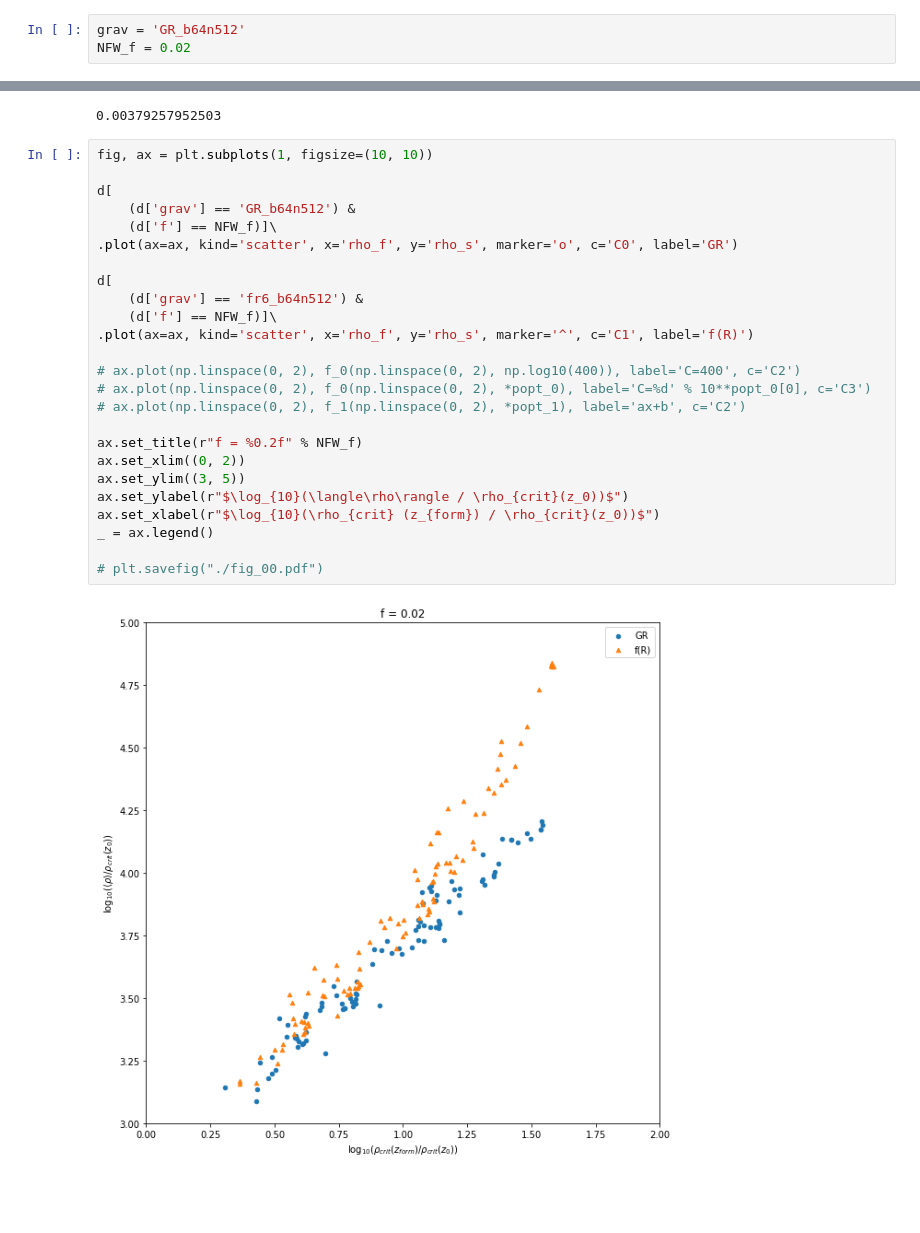
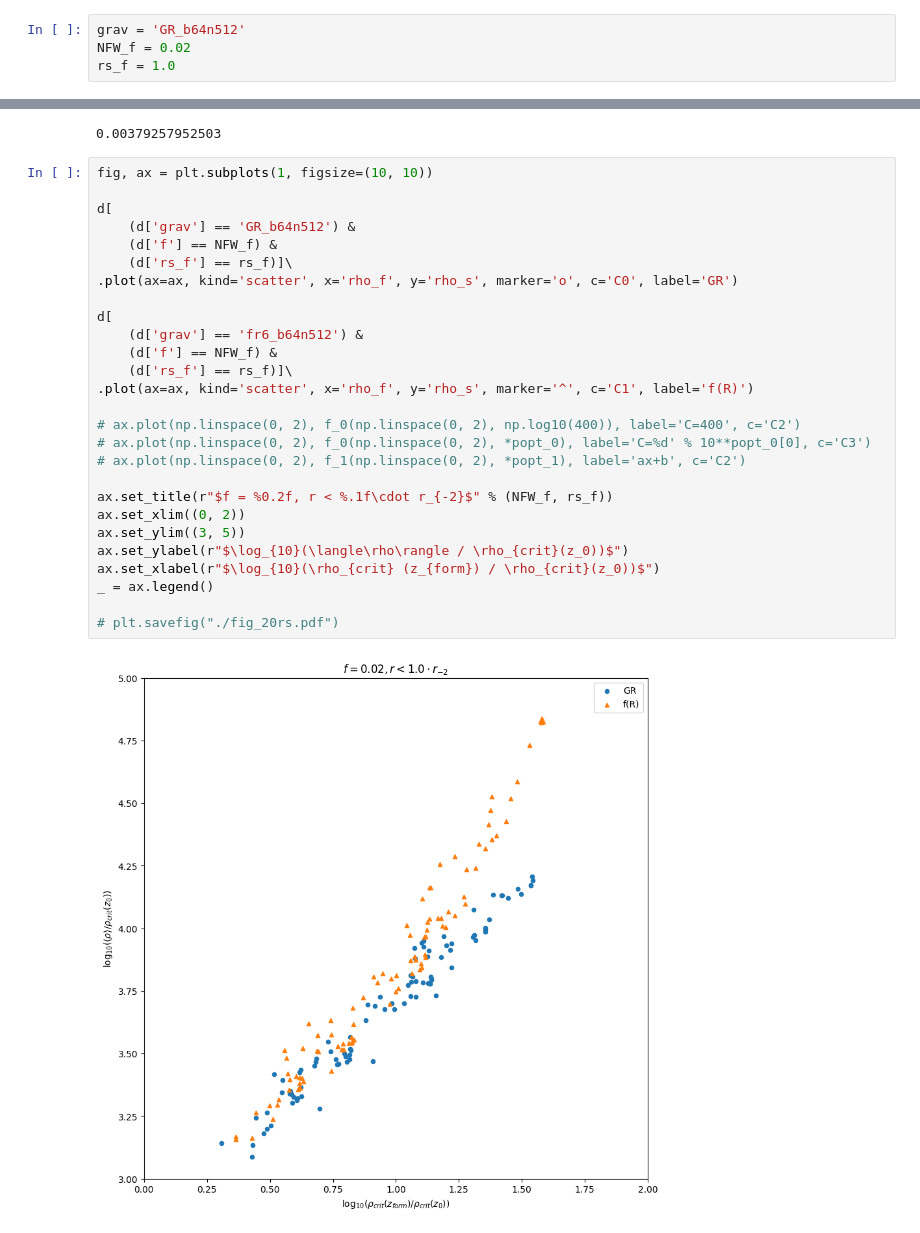
Before and after one commit to oleskiewicz/hbtp, a Jupyter notebook: relation.ipynb, the cells around one changed output, grey strips where cells are left out. Drawn from its saved outputs; the diff is of its cells as text; blank space fills up the shorter version.

```diff
--- a/relation.ipynb
+++ b/relation.ipynb
@@ -10,6 +10,7 @@ import plotnine
 # %%
 grav = 'GR_b64n512'
 NFW_f = 0.02
+rs_f = 1.0
 # %%
 d = pd.read_csv("./output/result.nfw.csv")\
     .dropna()
@@ -50,28 +52,30 @@ print(sum((f_2(x, *popt_2) - y)**2.0) / float(len(y) - len(popt_2)))
 # %%
 fig, ax = plt.subplots(1, figsize=(10, 10))
 
 d[
     (d['grav'] == 'GR_b64n512') &
-    (d['f'] == NFW_f)]\
+    (d['f'] == NFW_f) &
+    (d['rs_f'] == rs_f)]\
 .plot(ax=ax, kind='scatter', x='rho_f', y='rho_s', marker='o', c='C0', label='GR')
 
 d[
     (d['grav'] == 'fr6_b64n512') &
-    (d['f'] == NFW_f)]\
+    (d['f'] == NFW_f) &
+    (d['rs_f'] == rs_f)]\
 .plot(ax=ax, kind='scatter', x='rho_f', y='rho_s', marker='^', c='C1', label='f(R)')
 
 # ax.plot(np.linspace(0, 2), f_0(np.linspace(0, 2), np.log10(400)), label='C=400', c='C2')
 # ax.plot(np.linspace(0, 2), f_0(np.linspace(0, 2), *popt_0), label='C=%d' % 10**popt_0[0], c='C3')
 # ax.plot(np.linspace(0, 2), f_1(np.linspace(0, 2), *popt_1), label='ax+b', c='C2')
 
-ax.set_title(r"f = %0.2f" % NFW_f)
+ax.set_title(r"$f = %0.2f, r < %.1f\cdot r_{-2}$" % (NFW_f, rs_f))
 ax.set_xlim((0, 2))
 ax.set_ylim((3, 5))
 ax.set_ylabel(r"$\log_{10}(\langle\rho\rangle / \rho_{crit}(z_0))$")
 ax.set_xlabel(r"$\log_{10}(\rho_{crit} (z_{form}) / \rho_{crit}(z_0))$")
 _ = ax.legend()
 
-# plt.savefig("./fig_00.pdf")
+# plt.savefig("./fig_20rs.pdf")
 # %% [output]
-[figure, old version]
+[figure, new version]
 # %%
```
Also changed, not shown: parts of 2 cells of this notebook, 1 other file.
